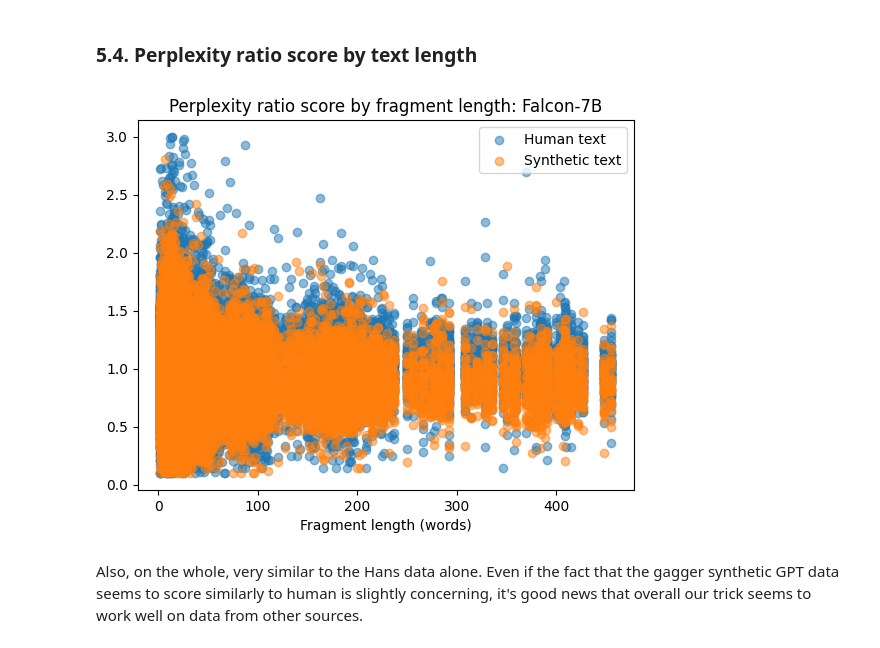
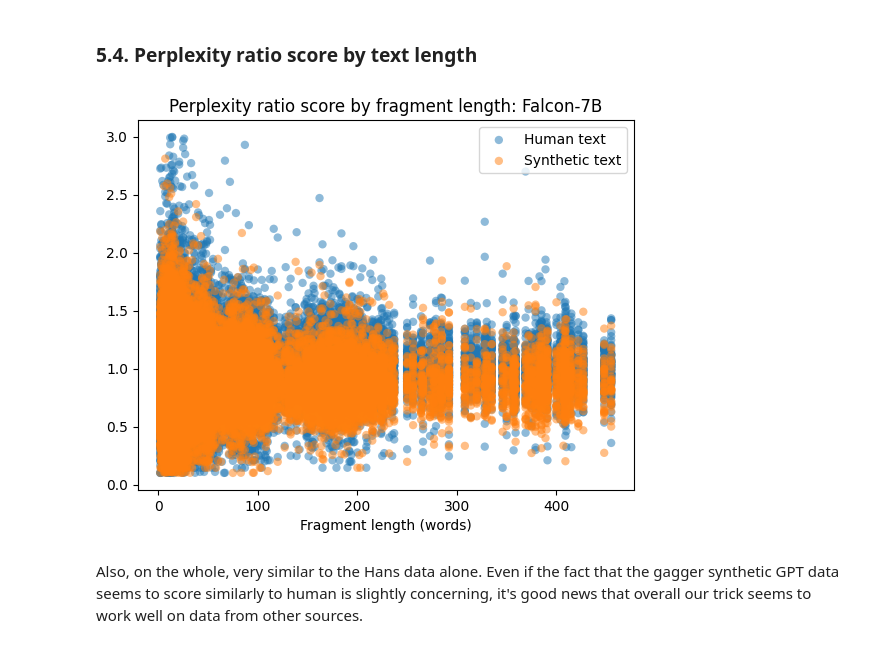
Before and after one commit to gperdrizet/llm_detector, a Jupyter notebook: perplexity_ratio_score/notebooks/07-semantic_chunk_score_exploration.ipynb, the cells around one changed output. Saved outputs shown, nothing was run; the diff lists cells and outputs as text; code cells hidden in the pictures.

Commit message:
Updated scatterplot point transparency and edge color.

```diff
--- a/perplexity_ratio_score/notebooks/07-semantic_chunk_score_exploration.ipynb
+++ b/perplexity_ratio_score/notebooks/07-semantic_chunk_score_exploration.ipynb
@@ -274,13 +286,25 @@ plt.show()
 ### 5.4. Perplexity ratio score by text length
 # %%
 plt.title('Perplexity ratio score by fragment length: Falcon-7B')
-plt.scatter(human_df['Text length (words)'], human_df['Perplexity ratio score'], alpha=0.5, label='Human text')
-plt.scatter(synthetic_df['Text length (words)'], synthetic_df['Perplexity ratio score'], alpha=0.5, label='Synthetic text')
+plt.scatter(
+    human_df['Text length (words)'],
+    human_df['Perplexity ratio score'],
+    alpha=0.5,
+    edgecolors='none',
+    label='Human text'
+)
+plt.scatter(
+    synthetic_df['Text length (words)'],
+    synthetic_df['Perplexity ratio score'],
+    alpha=0.5,
+    edgecolors='none',
+    label='Synthetic text'
+)
 plt.xlabel('Fragment length (words)')
 plt.legend(loc='upper right')
 plt.savefig(f'{config.PLOT_PATH}/07-5.4_perplexity_ratio_score_by_text_length.jpg', dpi=plot_dpi)
 plt.show()
 # %% [output]
-[figure, old version]
+[figure, new version]
 # %% [markdown]
 Also, on the whole, very similar to the Hans data alone. Even if the fact that the gagger synthetic GPT data seems to score similarly to human is slightly concerning, it's good news that overall our trick seems to work well on data from other sources.
```
Also changed, not shown: parts of 1 cell of this notebook, 2 other files.
